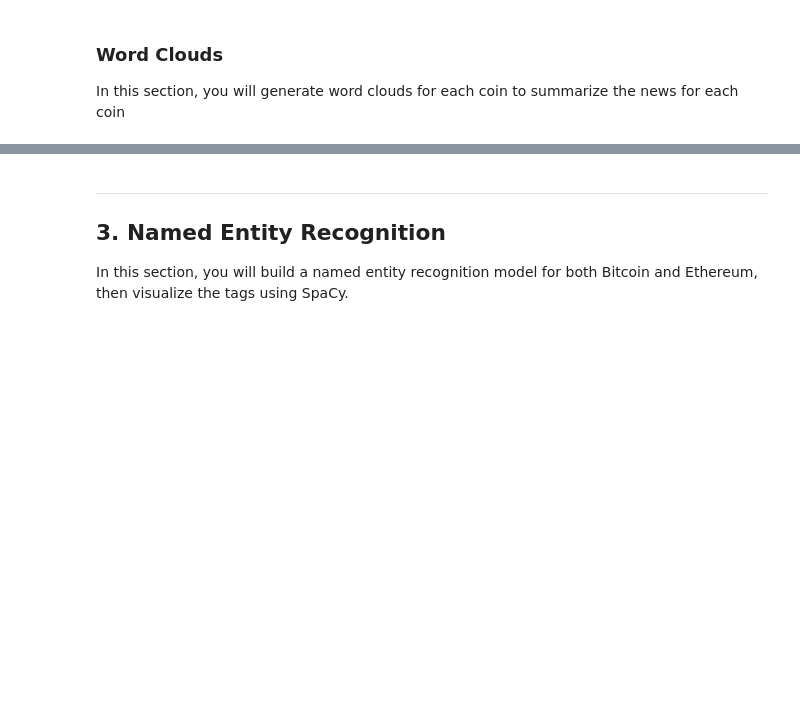
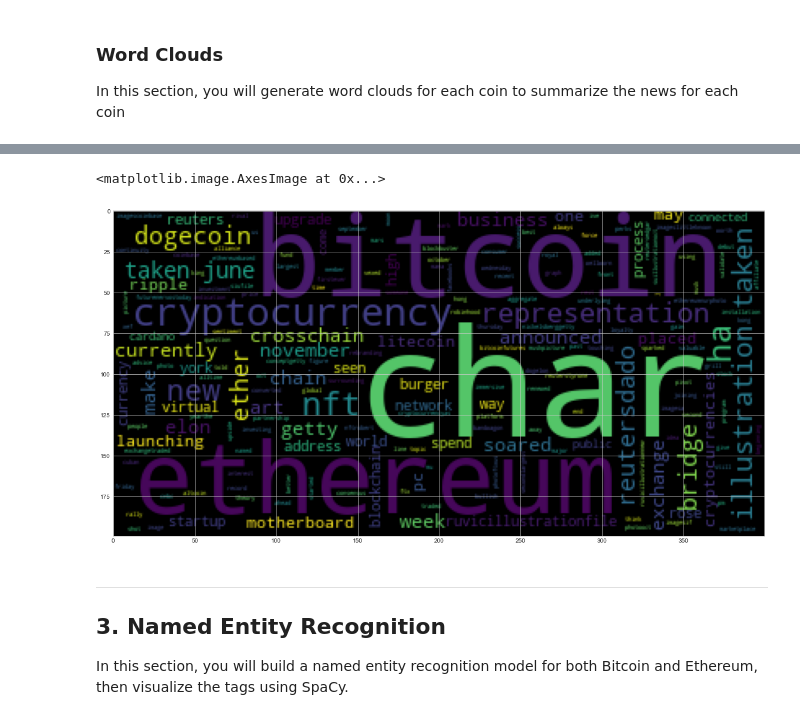
Before and after one commit to chapmanmong/unit12-NLP-assignment, a Jupyter notebook: crypto_sentiment.ipynb, the cells around one changed output, grey strips where cells are left out. Drawn from its saved outputs; the diff is of its cells as text; code cells hidden in the pictures; blank space fills up the shorter version.

```diff
--- a/crypto_sentiment.ipynb
+++ b/crypto_sentiment.ipynb
@@ -277,6 +276,7 @@ AttributeError: 'Series' object has no attribute 'join'
 # %%
 # Use token_count to get the top 10 words for Ethereum
-# YOUR CODE HERE!
+eth_words = [word for sublist in eth_df.tokens for word in sublist]
+token_count(eth_words, 10)
 # %% [markdown]
 ---
 # %% [markdown]
@@ -295,6 +299,10 @@ mpl.rcParams['figure.figsize'] = [20.0, 10.0]
 # %%
 # Generate the Ethereum word cloud
-# YOUR CODE HERE!
+wc_eth = WordCloud().generate(" ".join(eth_words))
+plt.imshow(wc_eth)
+# %% [output]
+<matplotlib.image.AxesImage at 0x...>
+[figure, added]
 # %% [markdown]
 ---
 ## 3. Named Entity Recognition
```
Also changed, not shown: parts of 13 cells of this notebook.
